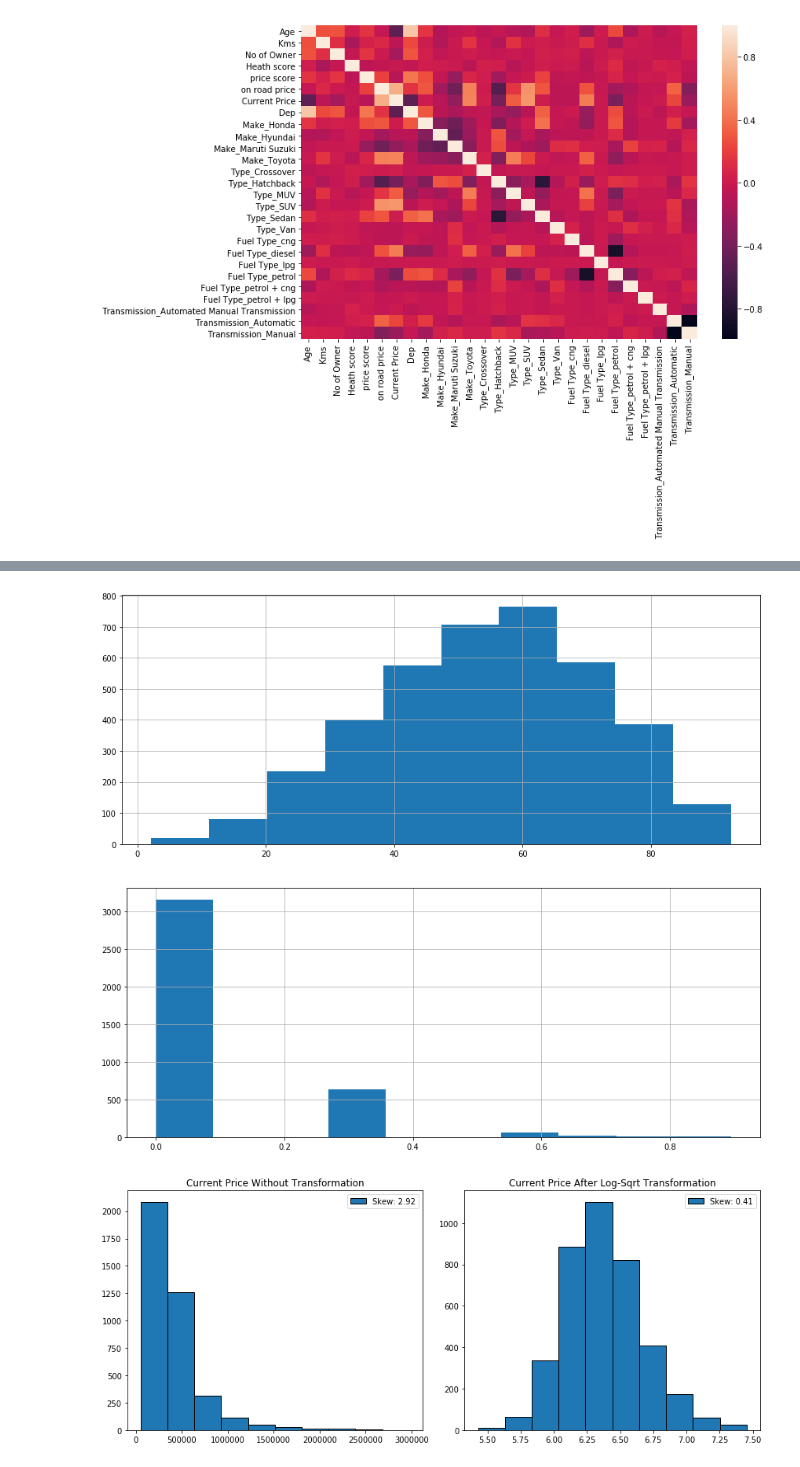
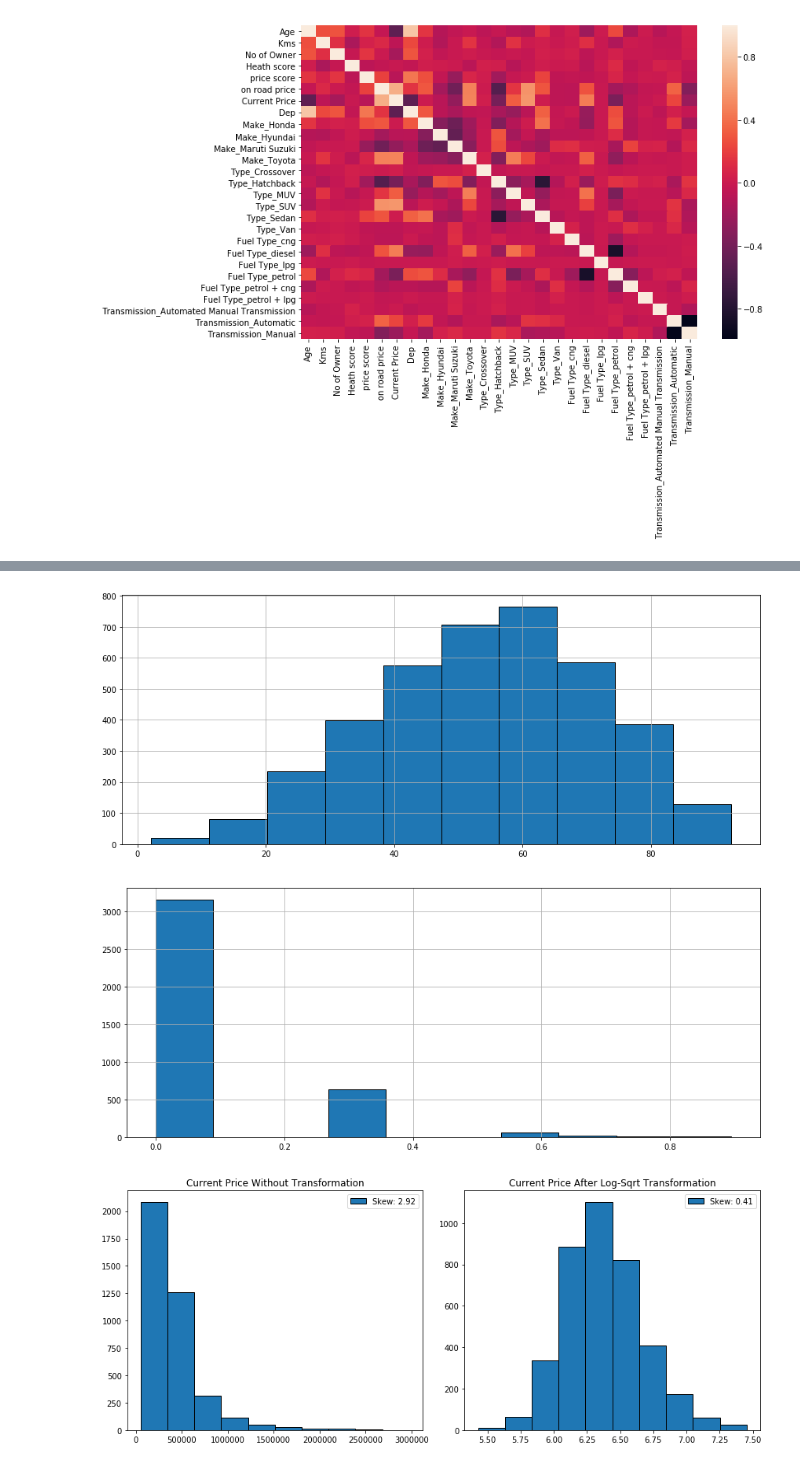
Before and after one commit to maykulkarni/kaggle_solutions, a Jupyter notebook: car price depracation/car_dep.ipynb, the cells around one changed output, grey strips where cells are left out. Cells and saved outputs as stored; diff of their text form; code cells hidden in the pictures.

```diff
--- a/car price depracation/car_dep.ipynb
+++ b/car price depracation/car_dep.ipynb
@@ -117,15 +117,15 @@ Fuel Type_diesel                             -0.240213
 Current Price                                -0.504591
 Name: Dep, dtype: float64
 # %%
-df["Dep"].hist()
+df["Dep"].hist(edgecolor="black")
 tl()
 # %% [output]
-[figure, old version]
+[figure, new version]
 # %%
-np.log(np.sqrt(df["No of Owner"])).hist()
+np.log(np.sqrt(df["No of Owner"])).hist(edgecolor="black")
 tl()
 # %% [output]
-[figure, old version]
+[figure, new version]
 # %%
 # df["Current Price"].hist()
 plt.subplot(1, 2, 1)
```
